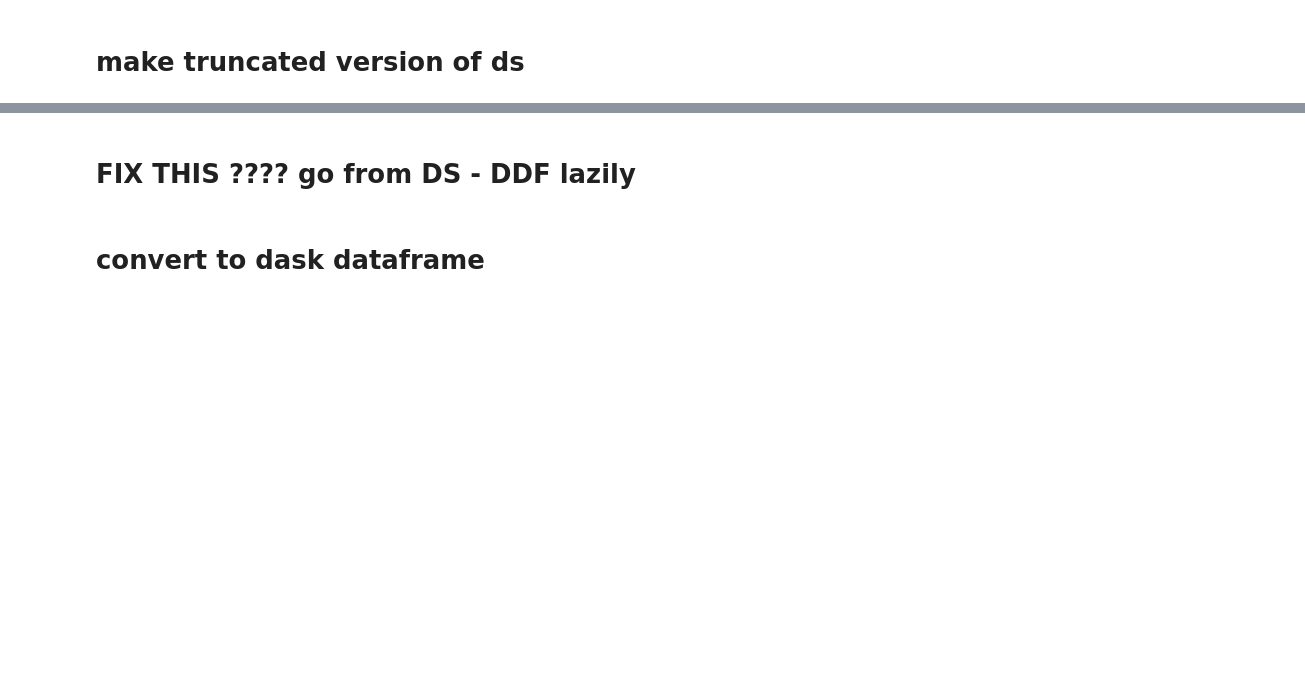
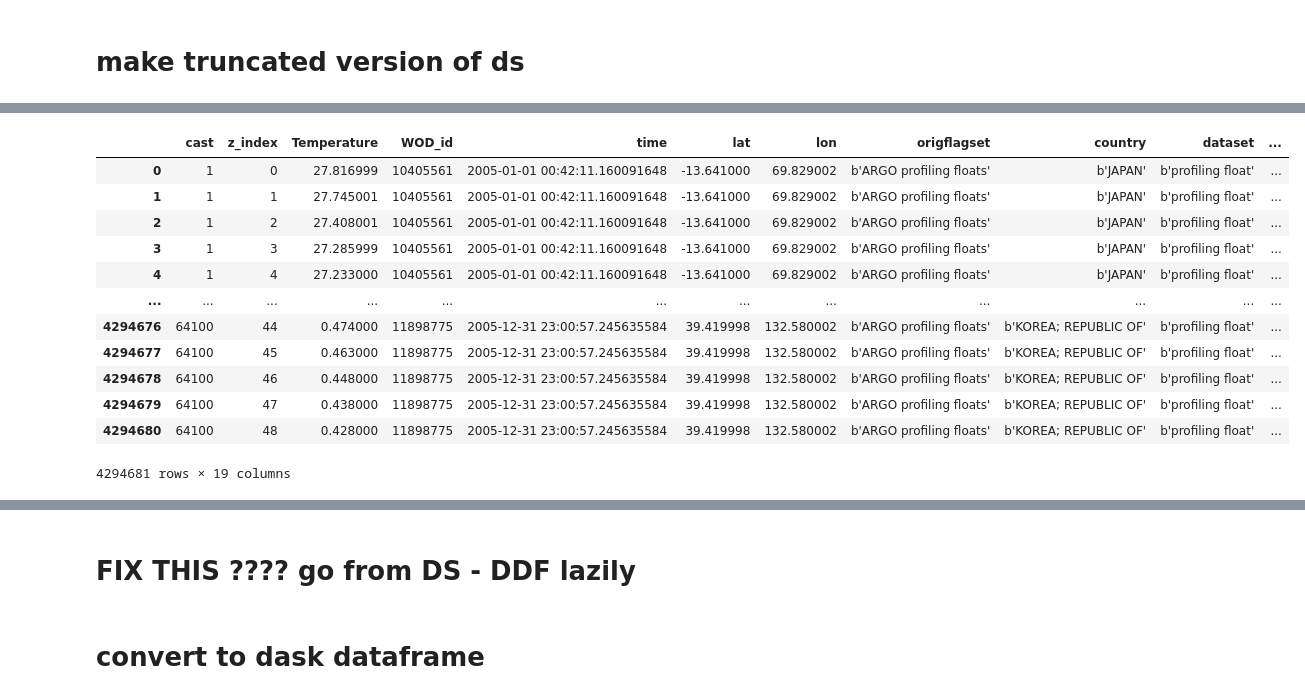
Before and after one commit to CARSv2/cars-v2, a Jupyter notebook: notebooks/CODA-database-sandbox.ipynb, the cells around one changed output, grey strips where cells are left out. Drawn from its saved outputs; the diff is of its cells as text; code cells hidden in the pictures; blank space fills up the shorter version.

Commit message:
added simple dropna closing #26 & making #22 easier

```diff
--- a/notebooks/CODA-database-sandbox.ipynb
+++ b/notebooks/CODA-database-sandbox.ipynb
@@ -48,7 +48,7 @@ Using write path: /g/data/es60/users/thomas_moore/CODA/parquet/
 # %% [markdown]
 # build PQ & CSV versions from NetCDF
 # %%
-ds = xr.open_dataset(data_path+ "WOD2018_CODA_2005_pfl.nc",chunks="auto")
+ds = xr.open_dataset(data_path+ "WOD_CODA_2005_pfl.nc",chunks="auto")
 # %%
 ds
 # %% [output]
@@ -128,0 +131,3 @@ Wall time: 2min 56s
+# %%
+%%time
+df1 = df.dropna(subset=['Temperature', 'z']).reset_index(drop=True)
@@ -128,0 +137,16 @@ Wall time: 2min 56s
+# %%
+df1
+# %% [output]
+|  | cast | z_index | Temperature | WOD_id | time | lat | lon | origflagset | country | dataset | ... |
+| 0 | 1 | 0 | 27.816999 | 10405561 | 2005-01-01 00:42:11.160091648 | -13.641000 | 69.829002 | b'ARGO profiling floats' | b'JAPAN' | b'profiling float' | ... |
+| 1 | 1 | 1 | 27.745001 | 10405561 | 2005-01-01 00:42:11.160091648 | -13.641000 | 69.829002 | b'ARGO profiling floats' | b'JAPAN' | b'profiling float' | ... |
+| 2 | 1 | 2 | 27.408001 | 10405561 | 2005-01-01 00:42:11.160091648 | -13.641000 | 69.829002 | b'ARGO profiling floats' | b'JAPAN' | b'profiling float' | ... |
+| 3 | 1 | 3 | 27.285999 | 10405561 | 2005-01-01 00:42:11.160091648 | -13.641000 | 69.829002 | b'ARGO profiling floats' | b'JAPAN' | b'profiling float' | ... |
+| 4 | 1 | 4 | 27.233000 | 10405561 | 2005-01-01 00:42:11.160091648 | -13.641000 | 69.829002 | b'ARGO profiling floats' | b'JAPAN' | b'profiling float' | ... |
+| ... | ... | ... | ... | ... | ... | ... | ... | ... | ... | ... | ... |
+| 4294676 | 64100 | 44 | 0.474000 | 11898775 | 2005-12-31 23:00:57.245635584 | 39.419998 | 132.580002 | b'ARGO profiling floats' | b'KOREA; REPUBLIC OF' | b'profiling float' | ... |
+| 4294677 | 64100 | 45 | 0.463000 | 11898775 | 2005-12-31 23:00:57.245635584 | 39.419998 | 132.580002 | b'ARGO profiling floats' | b'KOREA; REPUBLIC OF' | b'profiling float' | ... |
+| 4294678 | 64100 | 46 | 0.448000 | 11898775 | 2005-12-31 23:00:57.245635584 | 39.419998 | 132.580002 | b'ARGO profiling floats' | b'KOREA; REPUBLIC OF' | b'profiling float' | ... |
+| 4294679 | 64100 | 47 | 0.438000 | 11898775 | 2005-12-31 23:00:57.245635584 | 39.419998 | 132.580002 | b'ARGO profiling floats' | b'KOREA; REPUBLIC OF' | b'profiling float' | ... |
+| 4294680 | 64100 | 48 | 0.428000 | 11898775 | 2005-12-31 23:00:57.245635584 | 39.419998 | 132.580002 | b'ARGO profiling floats' | b'KOREA; REPUBLIC OF' | b'profiling float' | ... |
+4294681 rows × 19 columns
```
Also changed, not shown: parts of 21 cells of this notebook.
